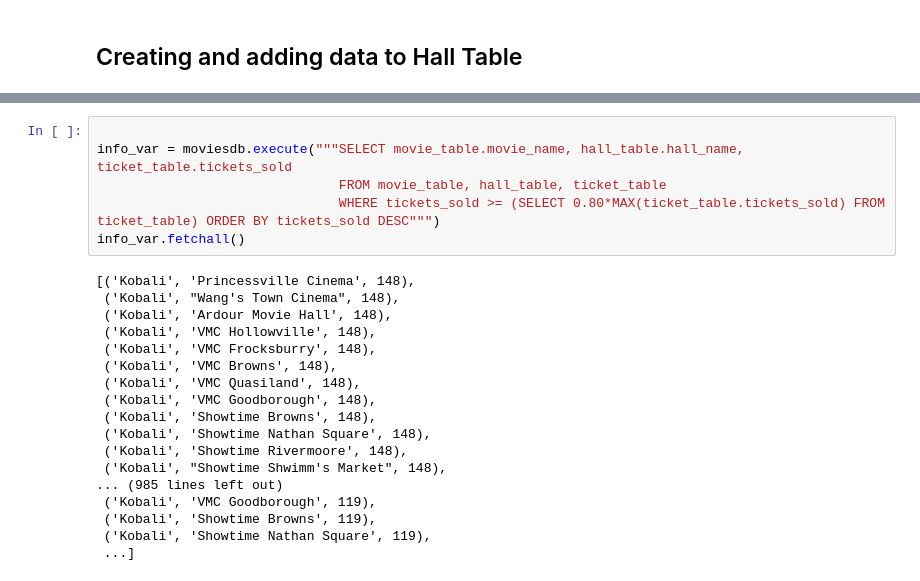
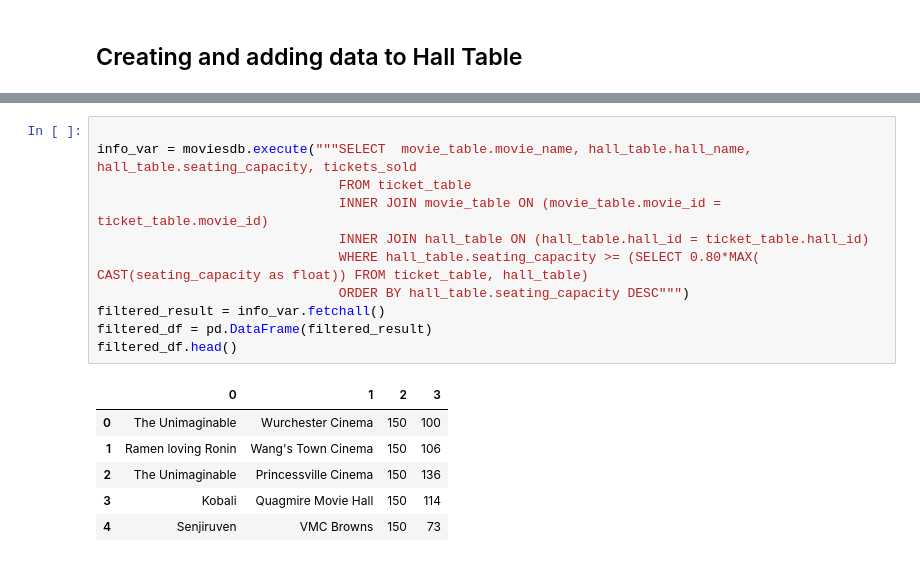
Before and after one commit to colaberry/DSin100days, a Jupyter notebook: content/03-Data_Handling_101_for_Data_Scientists/03-SQL_in_Python/Lab_SQL_in_Python_guided_solution.ipynb, the cells around one changed output, grey strips where cells are left out. Cells and saved outputs as stored; diff of their text form.

```diff
--- a/content/03-Data_Handling_101_for_Data_Scientists/03-SQL_in_Python/Lab_SQL_in_Python_guided_solution.ipynb
+++ b/content/03-Data_Handling_101_for_Data_Scientists/03-SQL_in_Python/Lab_SQL_in_Python_guided_solution.ipynb
@@ -173,24 +276,18 @@ ticket_df , state_ticket_table = df_to_table(tickets_data_link, ticket_table_col
 # %%
 
-info_var = moviesdb.execute("""SELECT movie_table.movie_name, hall_table.hall_name, ticket_table.tickets_sold
-                               FROM movie_table, hall_table, ticket_table
-                               WHERE tickets_sold >= (SELECT 0.80*MAX(ticket_table.tickets_sold) FROM ticket_table) ORDER BY tickets_sold DESC""")
-info_var.fetchall()
+info_var = moviesdb.execute("""SELECT  movie_table.movie_name, hall_table.hall_name, hall_table.seating_capacity, tickets_sold
+                               FROM ticket_table
+                               INNER JOIN movie_table ON (movie_table.movie_id = ticket_table.movie_id)
+                               INNER JOIN hall_table ON (hall_table.hall_id = ticket_table.hall_id)
+                               WHERE hall_table.seating_capacity >= (SELECT 0.80*MAX( CAST(seating_capacity as float)) FROM ticket_table, hall_table)
+                               ORDER BY hall_table.seating_capacity DESC""")
+filtered_result = info_var.fetchall()
+filtered_df = pd.DataFrame(filtered_result)
+filtered_df.head()
 # %% [output]
-[('Kobali', 'Princessville Cinema', 148),
- ('Kobali', "Wang's Town Cinema", 148),
- ('Kobali', 'Ardour Movie Hall', 148),
- ('Kobali', 'VMC Hollowville', 148),
- ('Kobali', 'VMC Frocksburry', 148),
- ('Kobali', 'VMC Browns', 148),
- ('Kobali', 'VMC Quasiland', 148),
- ('Kobali', 'VMC Goodborough', 148),
- ('Kobali', 'Showtime Browns', 148),
- ('Kobali', 'Showtime Nathan Square', 148),
- ('Kobali', 'Showtime Rivermoore', 148),
- ('Kobali', "Showtime Shwimm's Market", 148),
-... (985 lines left out)
- ('Kobali', 'VMC Goodborough', 119),
- ('Kobali', 'Showtime Browns', 119),
- ('Kobali', 'Showtime Nathan Square', 119),
- ...]
+|  | 0 | 1 | 2 | 3 |
+| 0 | The Unimaginable | Wurchester Cinema | 150 | 100 |
+| 1 | Ramen loving Ronin | Wang's Town Cinema | 150 | 106 |
+| 2 | The Unimaginable | Princessville Cinema | 150 | 136 |
+| 3 | Kobali | Quagmire Movie Hall | 150 | 114 |
+| 4 | Senjiruven | VMC Browns | 150 | 73 |
```
Also changed, not shown: parts of 35 cells of this notebook, 1 other file.
